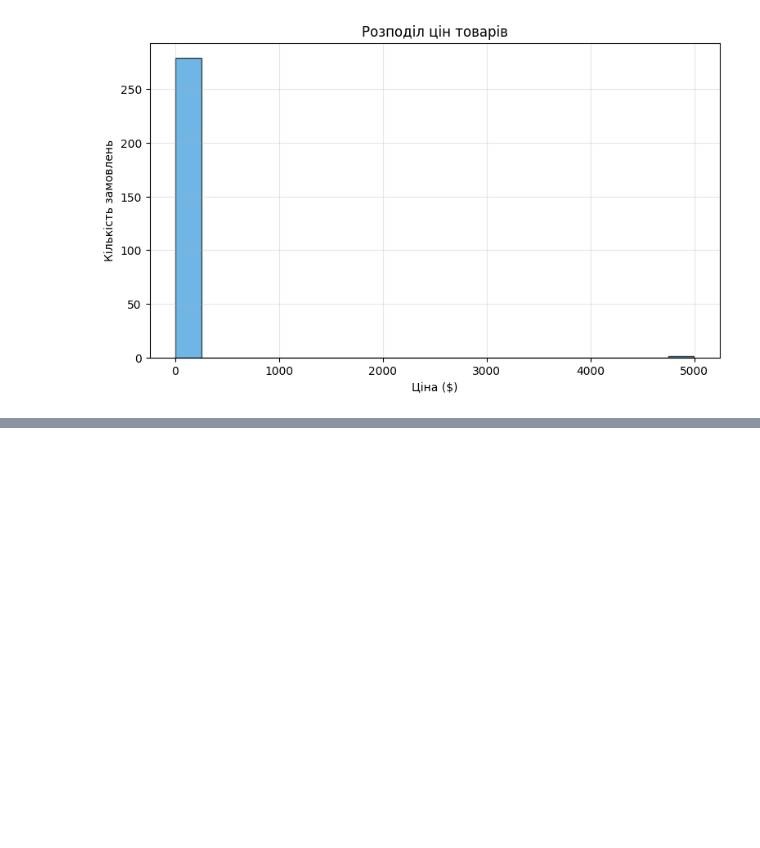
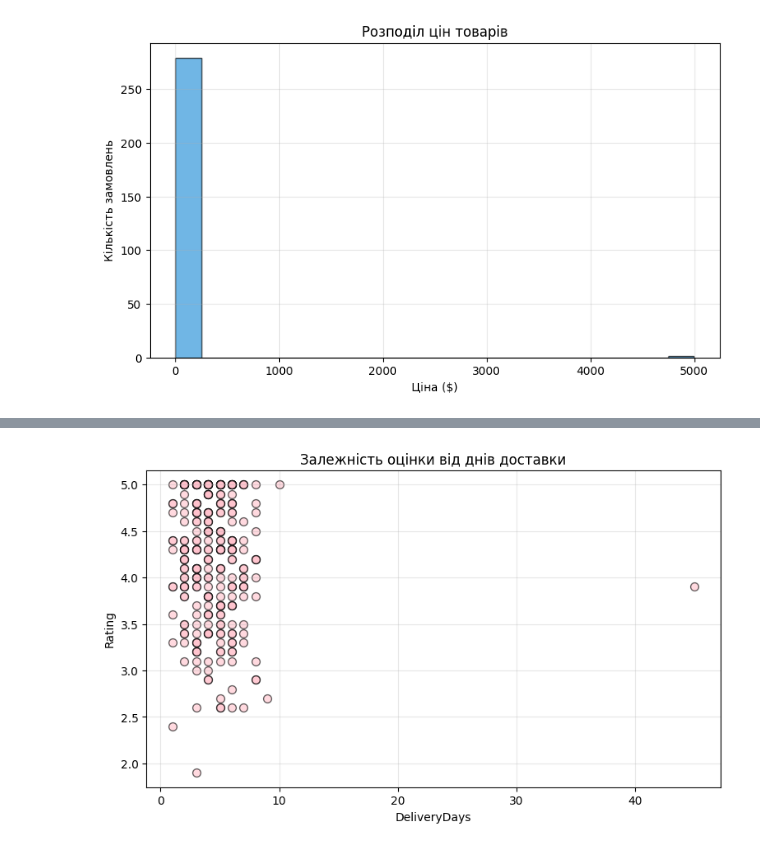
Before and after one commit to DearDarlin/sales, a Jupyter notebook: sales_analysis.ipynb, the cells around one changed output, grey strips where cells are left out. Saved outputs shown, nothing was run; the diff lists cells and outputs as text; code cells hidden in the pictures; blank space fills up the shorter version.

```diff
--- a/sales_analysis.ipynb
+++ b/sales_analysis.ipynb
@@ -239,0 +282,17 @@ plt.show()
+# %%
+plt.figure(figsize=(9, 5))
+plt.scatter(
+    df['DeliveryDays'],
+    df['Rating'],
+    color='pink',
+    alpha=0.6,
+    edgecolors='black',
+    s=50,
+)
+plt.title('Залежність оцінки від днів доставки')
+plt.xlabel('DeliveryDays')
+plt.ylabel('Rating')
+plt.grid(alpha=0.3)
+plt.show()
+# %% [output]
+[figure, added]
```
Also changed, not shown: parts of 5 cells of this notebook.
